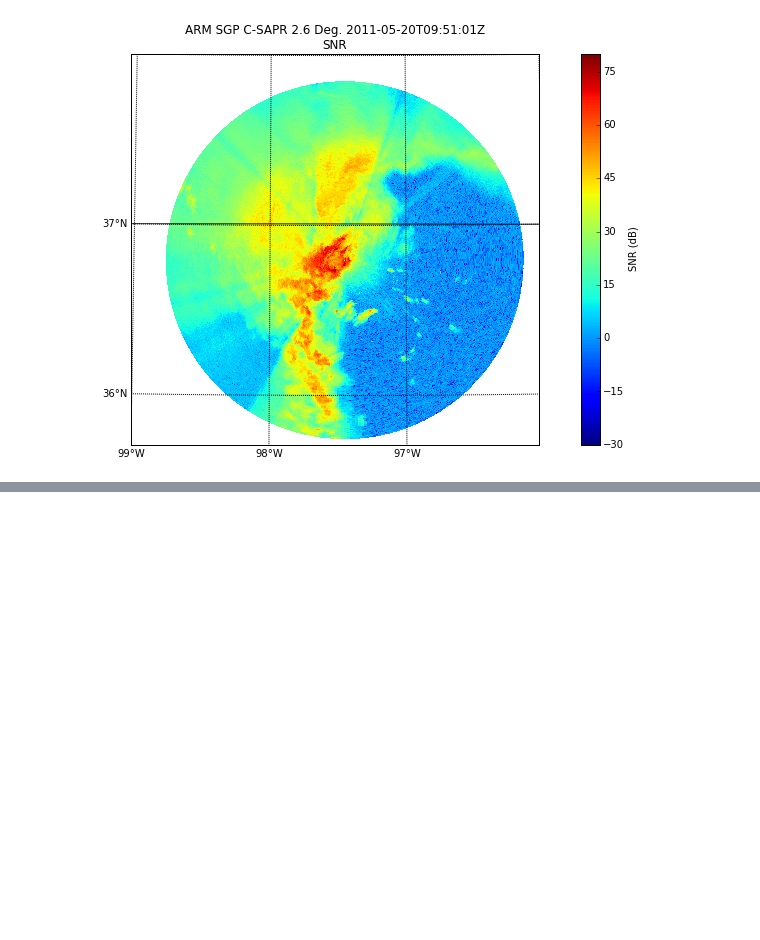
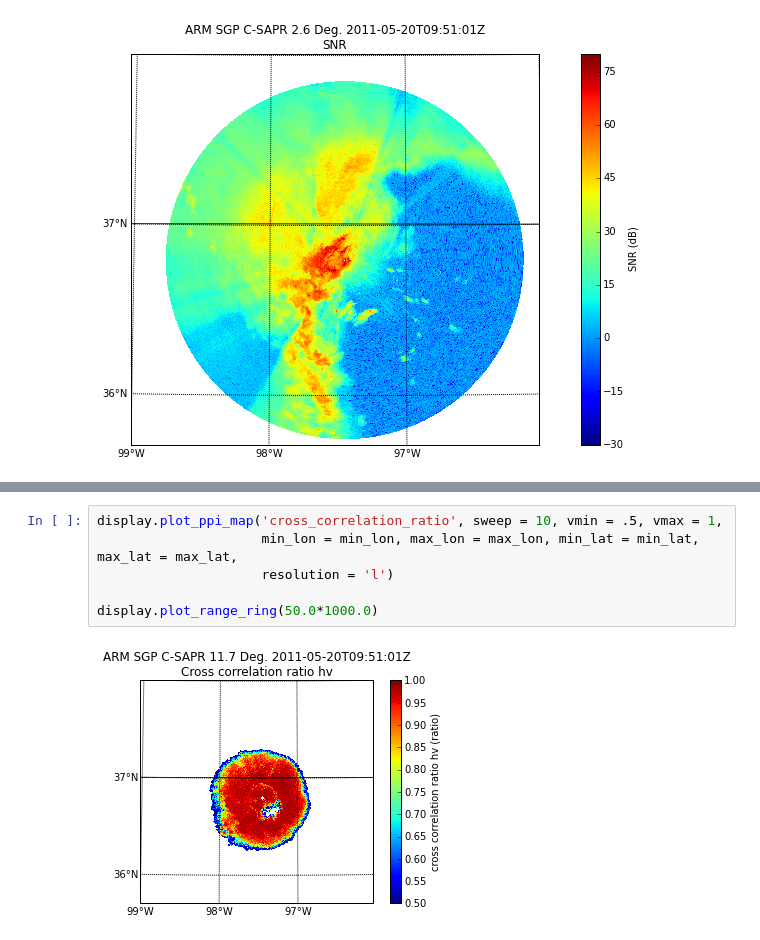
Before and after one commit to ANL-DIGR/openvap, a Jupyter notebook: development/cmac2/notebooks/3 Testing Py-ART implimentations .ipynb, the cells around one changed output, grey strips where cells are left out. Drawn from its saved outputs; the diff is of its cells as text; blank space fills up the shorter version.

```diff
--- a/development/cmac2/notebooks/3 Testing Py-ART implimentations .ipynb
+++ b/development/cmac2/notebooks/3 Testing Py-ART implimentations .ipynb
@@ -236,0 +277,8 @@ display.plot_ppi_map('normalized_coherent_power', sweep = 2, vmin = 0, vmax = 1,
+# %%
+display.plot_ppi_map('cross_correlation_ratio', sweep = 10, vmin = .5, vmax = 1,
+                     min_lon = min_lon, max_lon = max_lon, min_lat = min_lat, max_lat = max_lat,
+                     resolution = 'l')
+
+display.plot_range_ring(50.0*1000.0)
+# %% [output]
+[figure, added]
```
Also changed, not shown: parts of 20 cells of this notebook.
